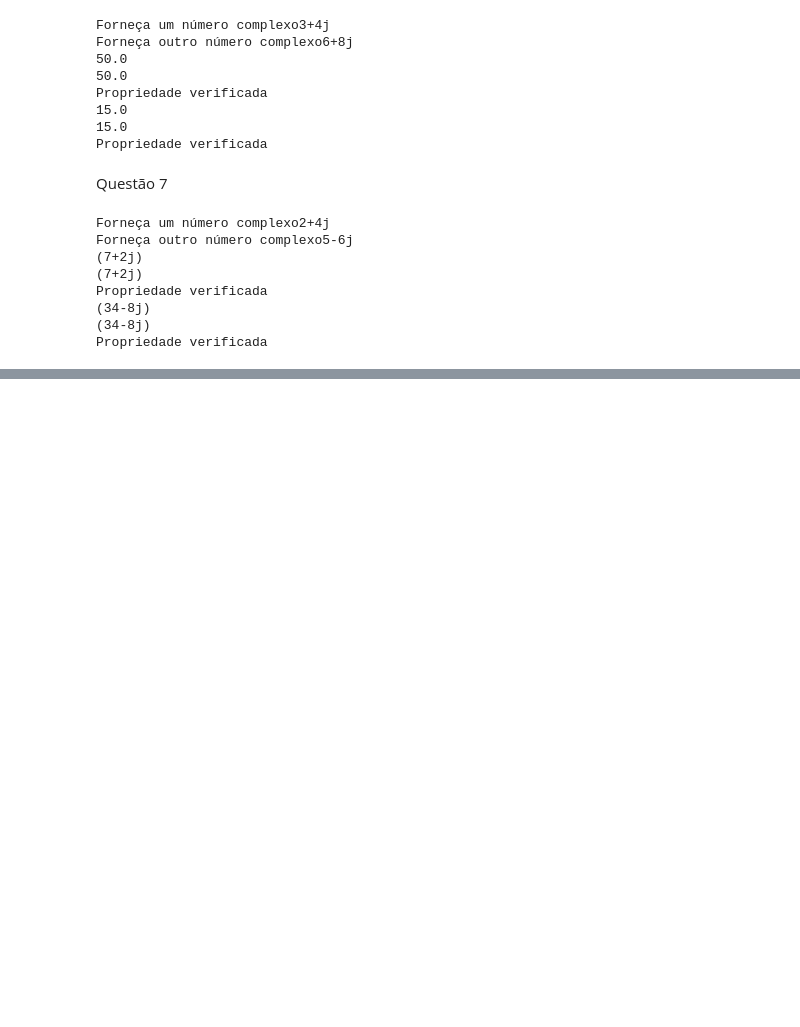
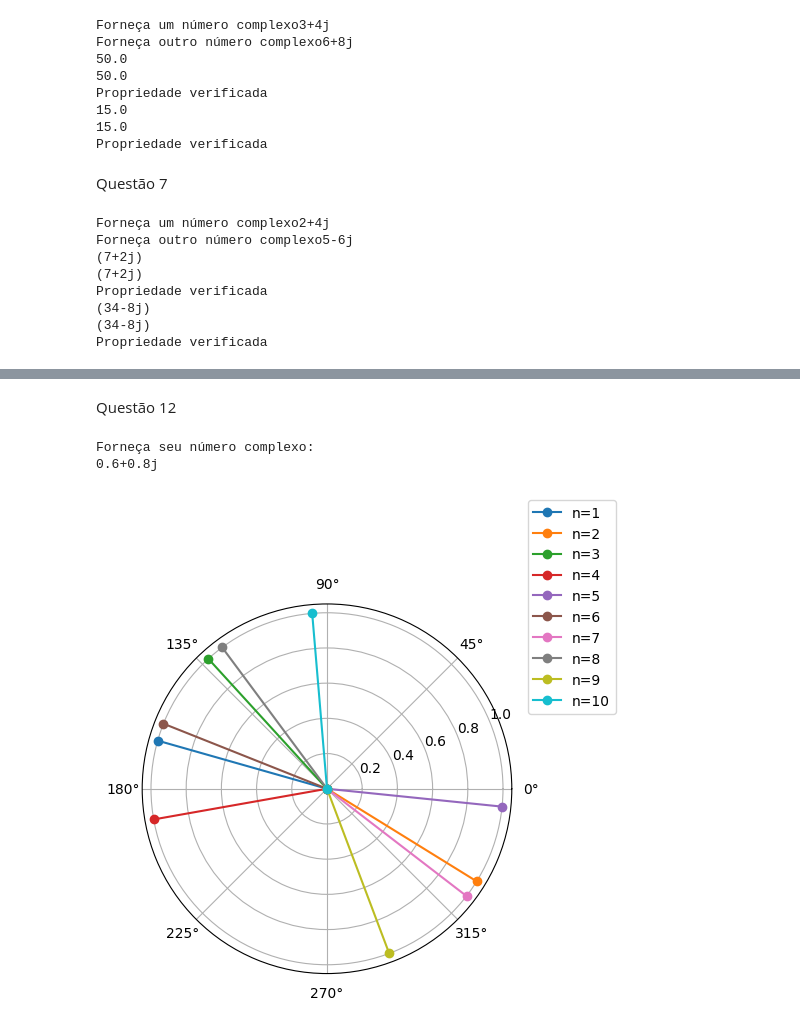
Before and after one commit to MilenaCaruba/ProgQuant, a Jupyter notebook: Untitled6.ipynb, the cells around one changed output, grey strips where cells are left out. Cells and saved outputs as stored; diff of their text form; code cells hidden in the pictures; blank space fills up the shorter version.

```diff
--- a/Untitled6.ipynb
+++ b/Untitled6.ipynb
@@ -141,0 +271,24 @@ Propriedade verificada
+# %% [markdown]
+Questão 12
+# %%
+#testes para a figura foram feitos com z=0.6+0.8j
+#ao elevarmos um complexo a n, elevamos seu módulo a n e multiplicamos seu argumento por n*theta
+import numpy as np
+import matplotlib.pyplot as plt
+import math
+z=complex(input("Forneça seu número complexo:\n"))
+def Elevar(n,z):
+  z=pow(z,n)
+  r=np.abs(z)
+  theta=np.angle(z)*180/np.pi
+  return [r, theta]
+
+for i in range(10):
+  plt.polar([0, Elevar(i+1,z)[1]], [0, Elevar(i+1,z)[0]], marker='o', label=f'n={i+1}')
+
+plt.legend(loc='upper right',bbox_to_anchor=(1.3, 1.3))
+plt.show()
+# %% [output]
+Forneça seu número complexo:
+0.6+0.8j
+[figure, added]
```
Also changed, not shown: parts of 23 cells of this notebook.
